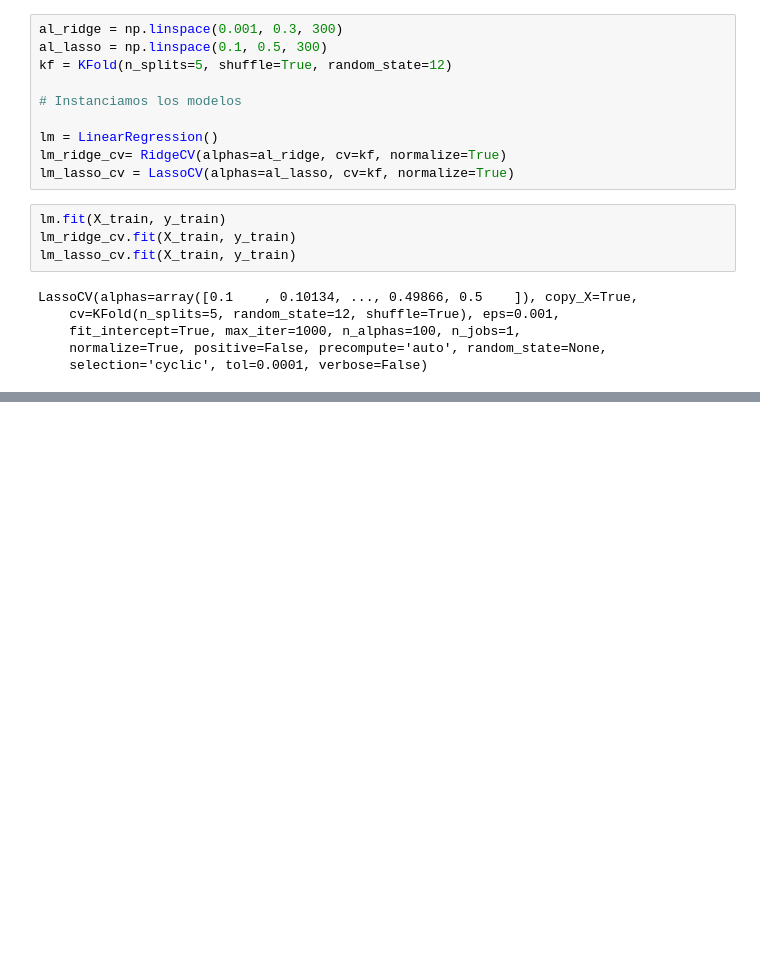
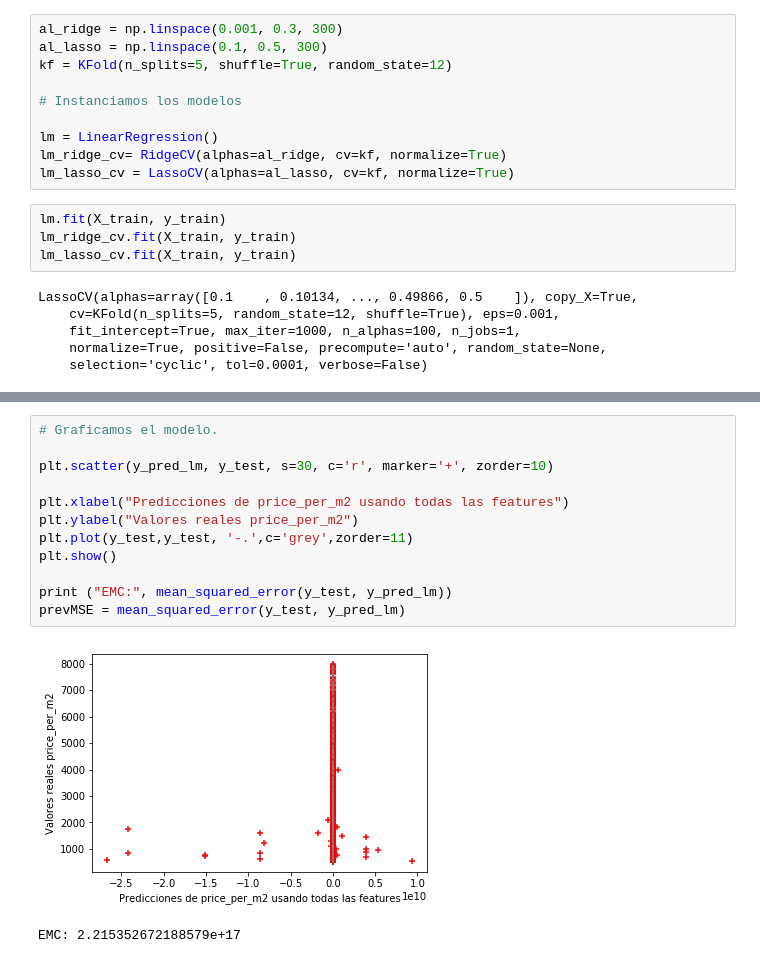
Before and after one commit to Villamaru/stunning-octo-waffle, a Jupyter notebook: 3-Tasado_lineal.ipynb, the cells around one changed output, grey strips where cells are left out. Saved outputs shown, nothing was run; the diff lists cells and outputs as text; blank space fills up the shorter version.

```diff
--- a/3-Tasado_lineal.ipynb
+++ b/3-Tasado_lineal.ipynb
@@ -261,3 +318,18 @@ EMC: 10168128.154387739
+# %%
+# Graficamos el modelo.
+
+plt.scatter(y_pred_lm, y_test, s=30, c='r', marker='+', zorder=10)
+
+plt.xlabel("Predicciones de price_per_m2 usando todas las features")
+plt.ylabel("Valores reales price_per_m2")
+plt.plot(y_test,y_test, '-.',c='grey',zorder=11)
+plt.show()
+
+print ("EMC:", mean_squared_error(y_test, y_pred_lm))
+prevMSE = mean_squared_error(y_test, y_pred_lm)
+# %% [output]
+[figure, added]
+EMC: 2.215352672188579e+17
 # %%
 prevMSE
 # %% [output]
```
Also changed, not shown: parts of 22 cells of this notebook, 1 other file.
